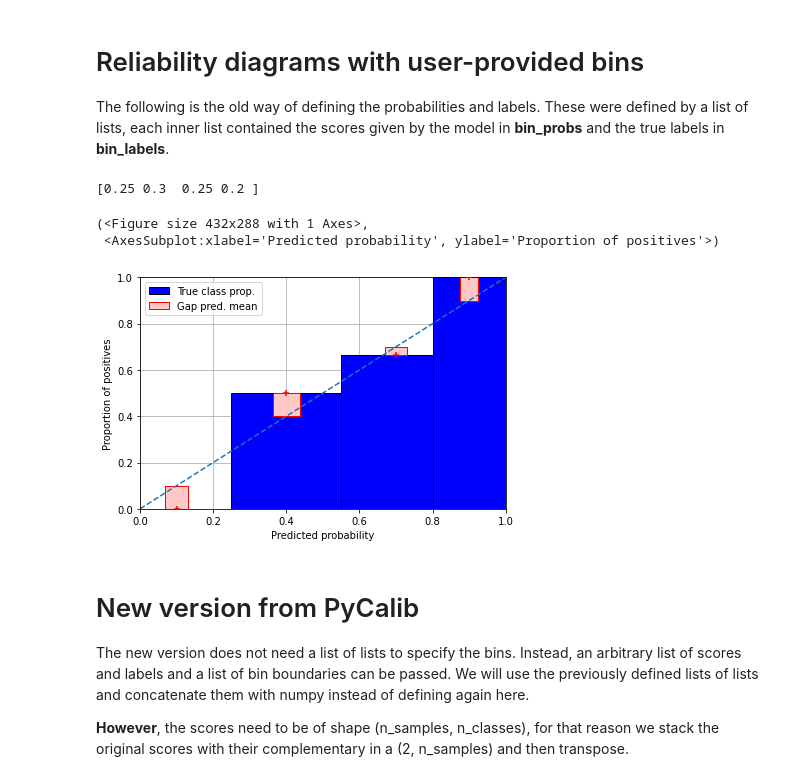
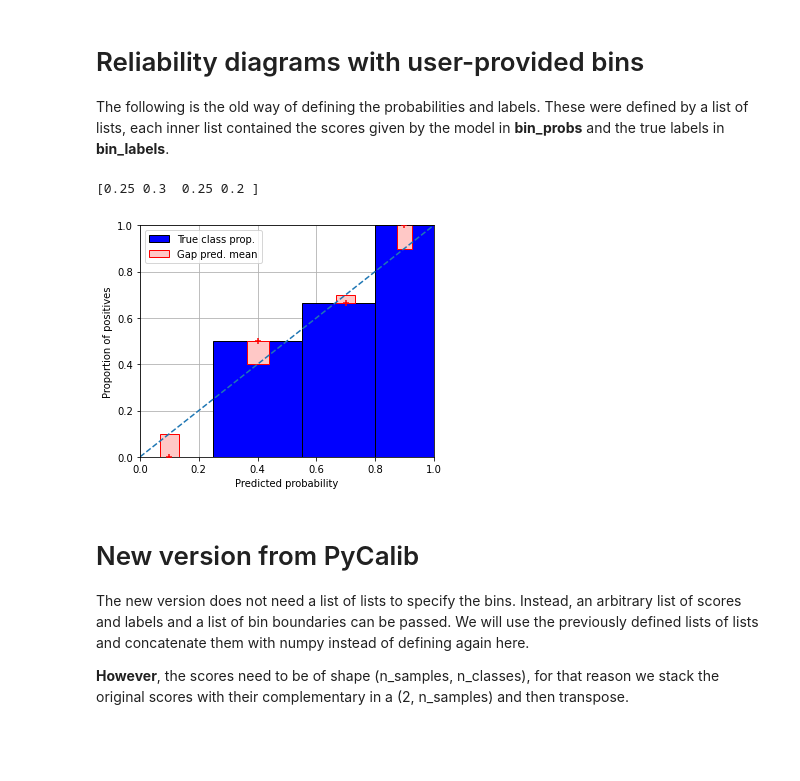
Before and after one commit to classifier-calibration/additional_material, a Jupyter notebook: notebooks/01_introduction.ipynb, the cells around one changed output. Drawn from its saved outputs; the diff is of its cells as text; code cells hidden in the pictures; blank space fills up the shorter version.

Commit message:
Updated figures from PyCalib

```diff
--- a/notebooks/01_introduction.ipynb
+++ b/notebooks/01_introduction.ipynb
@@ -90,26 +90,26 @@ The following is the old way of defining the probabilities and labels. These wer
 # %%
 bin_probs = [
     [0.1, 0.1],
     [0.4, 0.4],
     [0.7, 0.7, 0.7],
     [0.9]
 ]
 
 
 
 bin_labels = [
     [0, 0],
     [0, 1],
     [0, 1, 1],
     [1]
 ]
 
-plot_reliability_diagram_gaps_from_bins(bin_probs, bin_labels)
+fig = plt.figure(figsize=(5, 4))
+plot_reliability_diagram_gaps_from_bins(bin_probs, bin_labels, fig=fig)
+plt.savefig('Forecaster1-fixed-gaps-v1.pdf')
 # %% [output]
 [0.25 0.3  0.25 0.2 ]
-(<Figure size 432x288 with 1 Axes>,
- <AxesSubplot:xlabel='Predicted probability', ylabel='Proportion of positives'>)
-[figure, old version]
+[figure, new version]
 # %% [markdown]
 # New version from PyCalib
 
```
Also changed, not shown: parts of 9 cells of this notebook, 1 other file.
